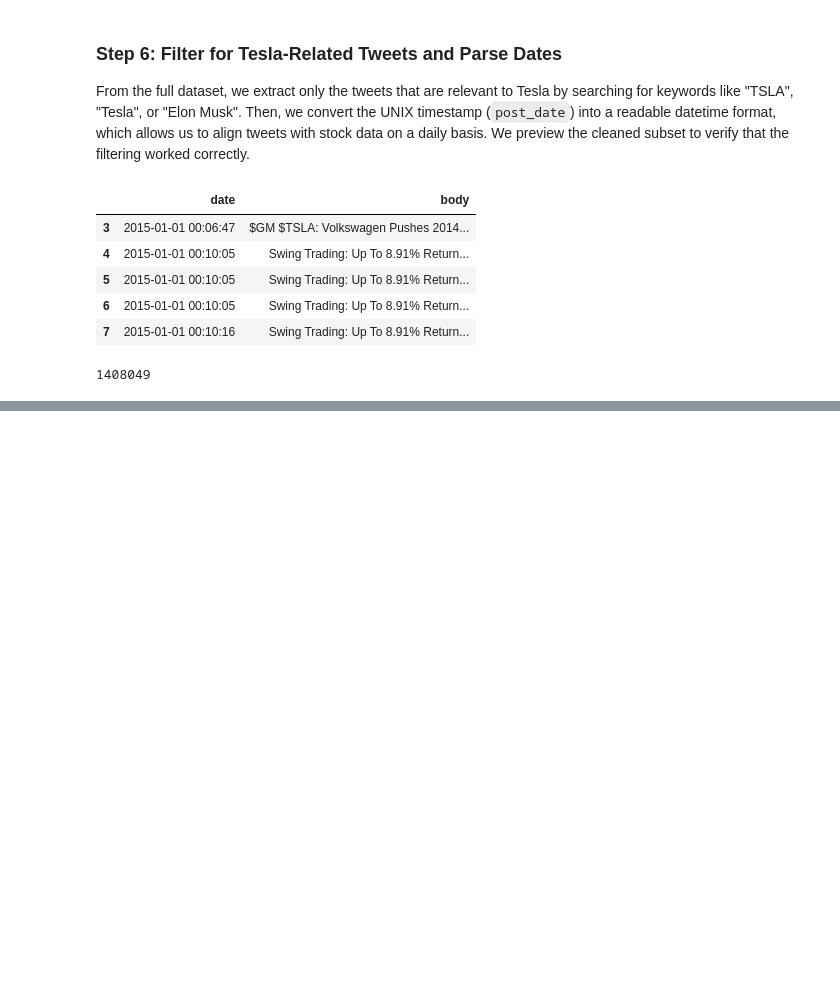
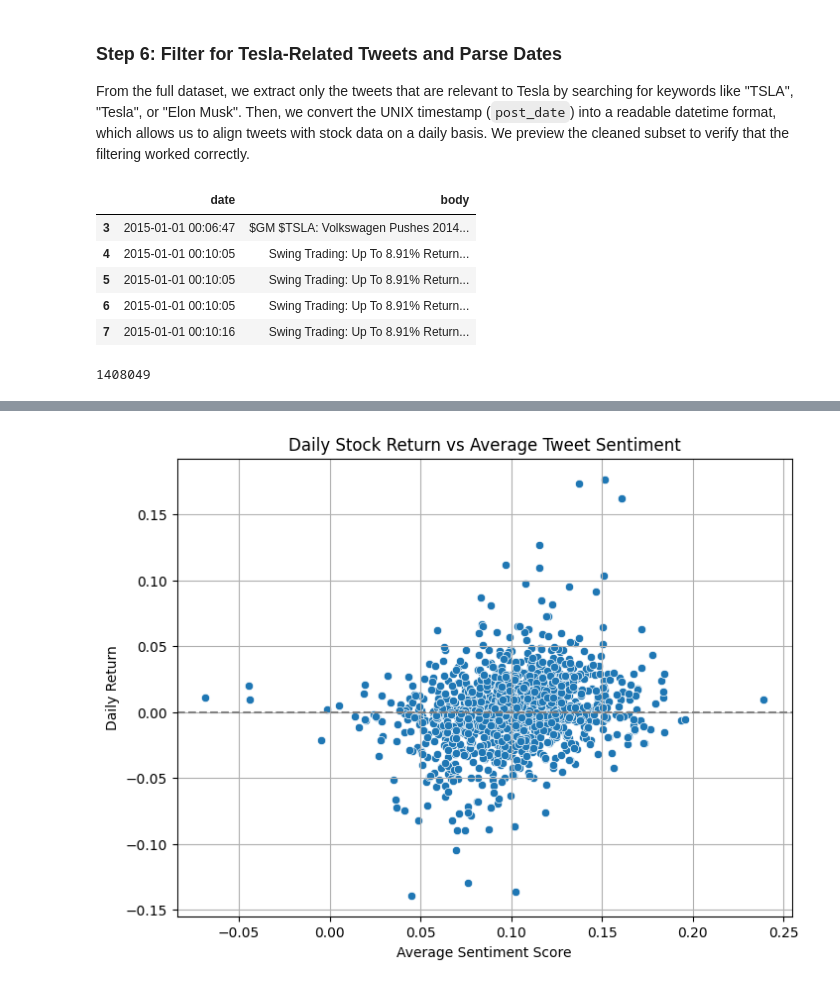
Before and after one commit to hish-school-work/Math509-project, a Jupyter notebook: Project509.ipynb, the cells around one changed output, grey strips where cells are left out. Saved outputs shown, nothing was run; the diff lists cells and outputs as text; code cells hidden in the pictures; blank space fills up the shorter version.

```diff
--- a/Project509.ipynb
+++ b/Project509.ipynb
@@ -786,0 +361,14 @@ posterior_predictive = pm.sample_posterior_predictive(trace, model=bayesian_mode
+# %%
+def get_sentiment_label(score):
+    if score >= 0.05:
+        return 'Positive'
+    elif score <= -0.05:
+        return 'Negative'
+    else:
+        return 'Neutral'
+
+# Apply it to daily sentiment
+daily_sentiment['sentiment_label'] = daily_sentiment['avg_sentiment'].apply(get_sentiment_label)
+
+# Preview
+daily_sentiment.head()
@@ -786,0 +386,9 @@ posterior_predictive = pm.sample_posterior_predictive(trace, model=bayesian_mode
+# %%
+# Merge sentiment and stock data on Date
+merged_df = pd.merge(tesla_stock, daily_sentiment, on='Date', how='left')
+
+# Drop any rows with missing sentiment (if any)
+merged_df = merged_df.dropna(subset=['avg_sentiment']).reset_index(drop=True)
+
+# Preview final dataset
+merged_df[['Date', 'adj_close', 'return', 'avg_sentiment', 'sentiment_label']].head()
@@ -786,0 +402,14 @@ posterior_predictive = pm.sample_posterior_predictive(trace, model=bayesian_mode
+# %%
+import seaborn as sns
+import matplotlib.pyplot as plt
+
+plt.figure(figsize=(8, 6))
+sns.scatterplot(data=merged_df, x='avg_sentiment', y='return')
+plt.axhline(0, color='gray', linestyle='--')
+plt.title('Daily Stock Return vs Average Tweet Sentiment')
+plt.xlabel('Average Sentiment Score')
+plt.ylabel('Daily Return')
+plt.grid(True)
+plt.show()
+# %% [output]
+[figure, added]
```
Also changed, not shown: parts of 71 cells of this notebook, 1 other file.
